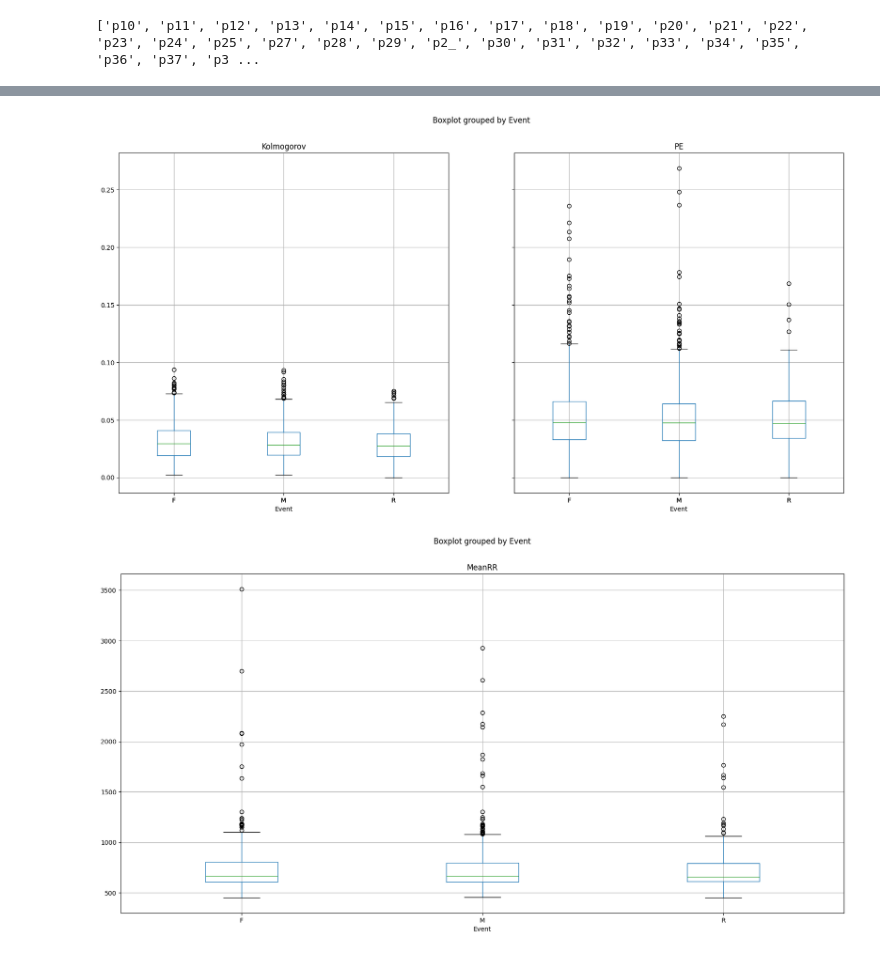
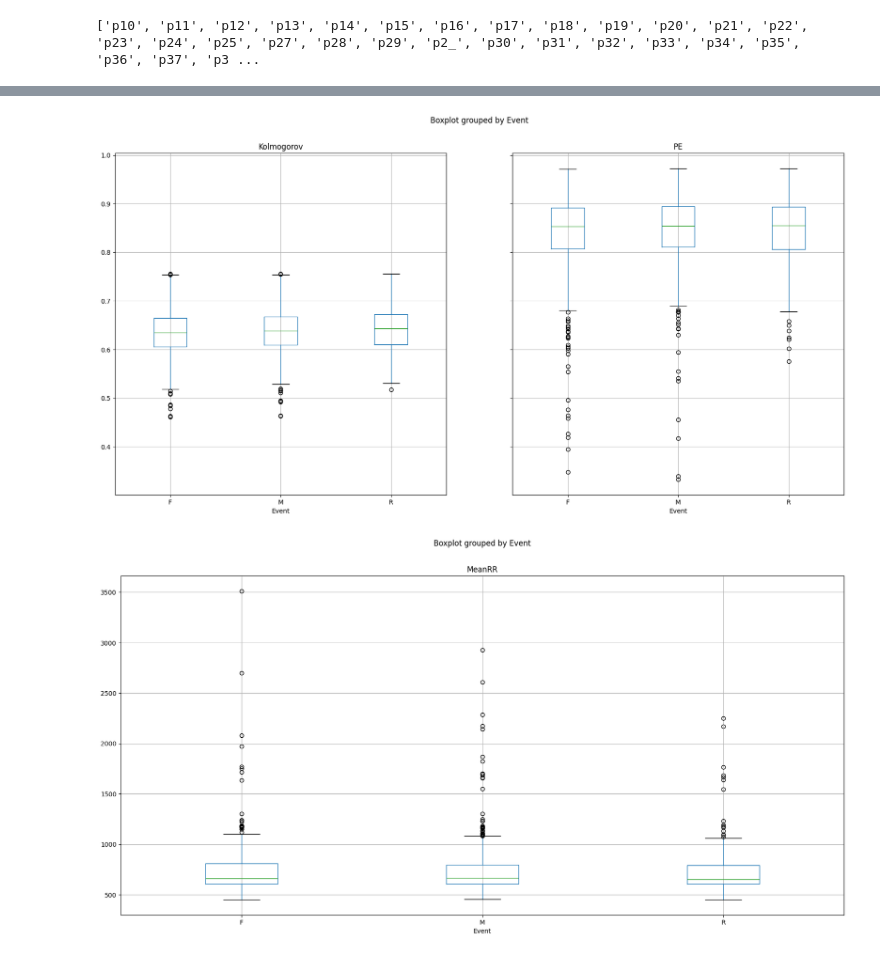
Before and after one commit to cdhvilsted/Bachelor_project_2024, a Jupyter notebook: feature_stats.ipynb, the cells around one changed output, grey strips where cells are left out. Saved outputs shown, nothing was run; the diff lists cells and outputs as text; code cells hidden in the pictures.

```diff
--- a/feature_stats.ipynb
+++ b/feature_stats.ipynb
@@ -31,7 +31,7 @@ print(mean_list)
 # %% [markdown]
 Concatenate data
 # %%
-path ='CSV_individual_cross_val/'
+path ='CSV_features_NEW/'
 folder = os.fsencode(path)
 renamed_markers_list = ['No.', 'Event', 'Delta', 'Delta_N', 'Theta', 'Theta_N', 'Alpha', 'Alpha_N', 'Beta', 'Beta_N', 'Gamma', 'Gamma_N', 'SE', 'MSF', 'Sef90', 'Sef95', 'PE', 'wSMI', 'Kolmogorov', 'MeanRR', 'StdRR', 'MeanHR', 'StdHR', 'MinHR', 'MaxHR', 'freq_slope_mean','freq_slope_std']
 m_list = ['Delta', 'Delta_N', 'Theta', 'Theta_N', 'Alpha', 'Alpha_N', 'Beta', 'Beta_N', 'Gamma', 'Gamma_N', 'SE', 'MSF', 'Sef90', 'Sef95', 'PE', 'wSMI', 'Kolmogorov', 'MeanRR', 'StdRR', 'MeanHR', 'StdHR', 'MinHR', 'MaxHR', 'freq_slope_mean','freq_slope_std']
@@ -207,8 +189,8 @@ plt.show()
 # %%
-all_data_as_df.boxplot(column=['Kolmogorov', 'PE'], by='Event', figsize=(20,10))
+all_data_as_df.boxplot(column=['Kolmogorov', 'PE'], by='Event', figsize=(20,10), sharex=False)
 plt.show()
 # %% [output]
-[figure, old version]
+[figure, new version]
 # %%
 all_data_as_df.boxplot(column=['MeanRR'], by='Event', figsize=(20,10))
 plt.show()
```
Also changed, not shown: parts of 10 cells of this notebook, 5 other files.
